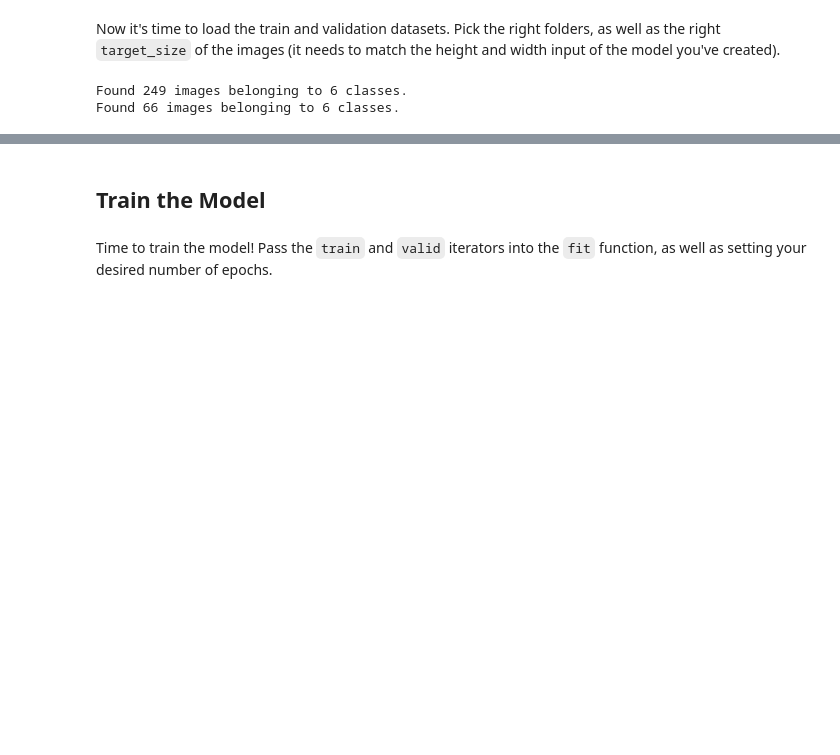
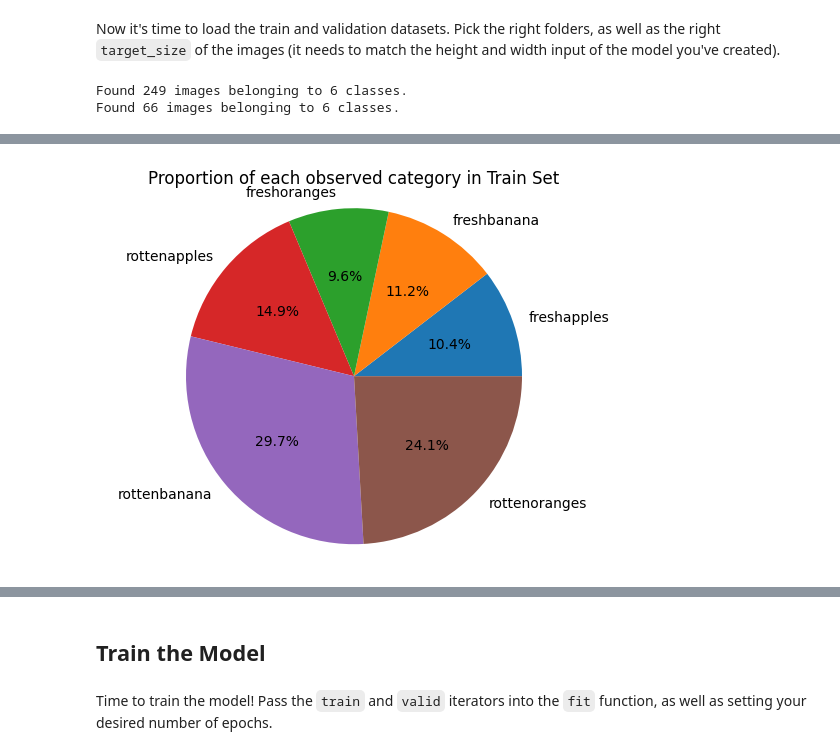
Before and after one commit to geithelmasri/AAI614_Geith1, a Jupyter notebook: Week4/Notebook4.4.ipynb, the cells around one changed output, grey strips where cells are left out. Saved outputs shown, nothing was run; the diff lists cells and outputs as text; code cells hidden in the pictures; blank space fills up the shorter version.

```diff
--- a/Week4/Notebook4.4.ipynb
+++ b/Week4/Notebook4.4.ipynb
@@ -151,0 +188,10 @@ Found 66 images belonging to 6 classes.
+# %%
+plt.pie(train_counts,
+        explode=(0, 0, 0, 0, 0, 0),  # Adjust if you want to "explode" specific slices
+        labels=class_names,
+        autopct='%1.1f%%')
+plt.axis('equal')  # Equal aspect ratio ensures that pie chart is circular.
+plt.title('Proportion of each observed category in Train Set')
+plt.show()
+# %% [output]
+[figure, added]
```
Also changed, not shown: parts of 19 cells of this notebook.
